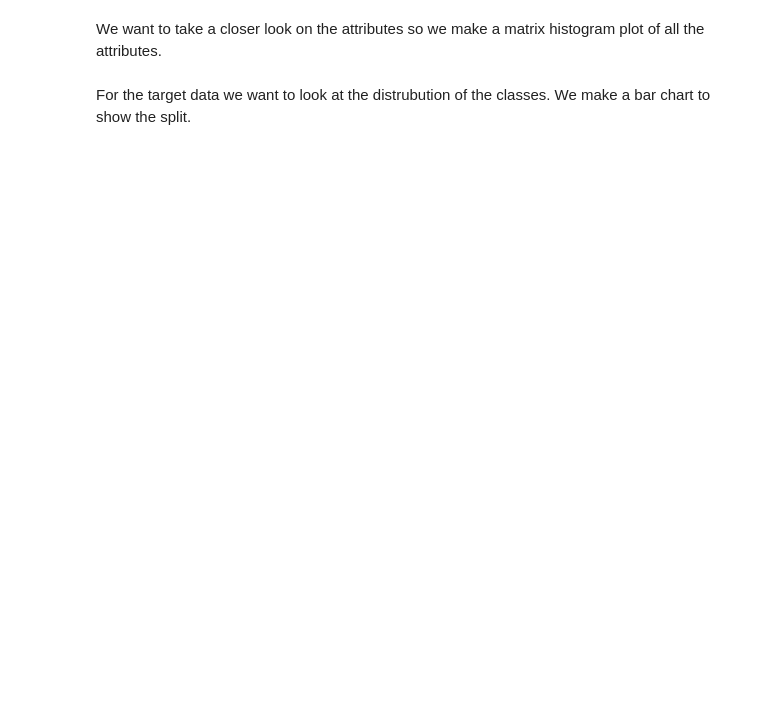
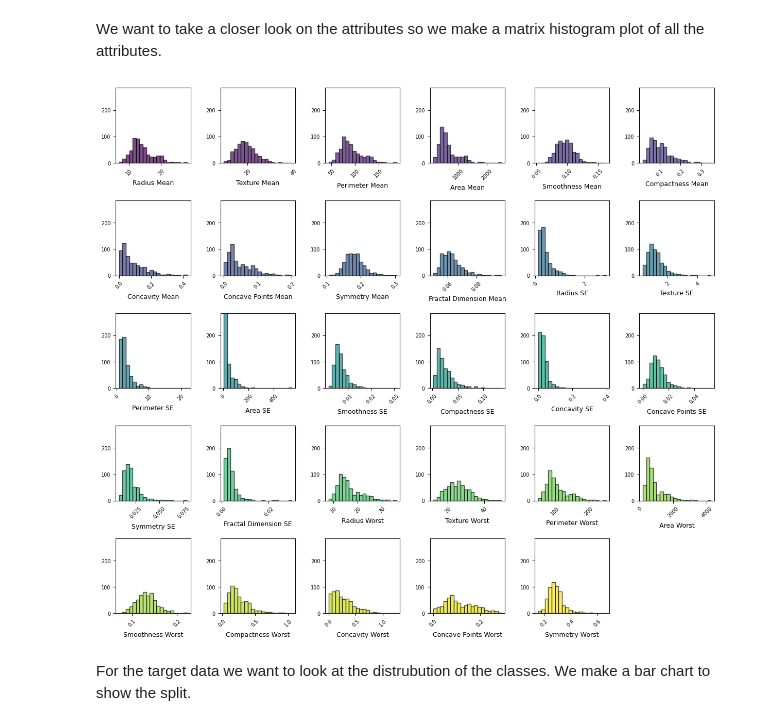
Before and after one commit to cdcolberg/02450_Group101, a Jupyter notebook: main.ipynb, the cells around one changed output. Cells and saved outputs as stored; diff of their text form; code cells hidden in the pictures; blank space fills up the shorter version.

```diff
--- a/main.ipynb
+++ b/main.ipynb
@@ -82,22 +109,29 @@ for i, attribute in enumerate(attributeNames):
 # %% [markdown]
 We want to take a closer look on the attributes so we make a matrix histogram plot of all the attributes.
 # %%
+
 u = int(np.floor(np.sqrt(M)))
 v = int(np.ceil(M / u))
 
-# Use a colormap to assign different colors as we are dealing with 29 attributes
+# Use a colormap to assign different colors to the histograms
 colors = cm.viridis(np.linspace(0, 1, M))  # Generates M unique colors
+
+plt.figure(figsize=(15, 12))
 
 for i in range(M):
     plt.subplot(u, v, i + 1)
-    plt.hist(X[:, i], color=colors[i], edgecolor="black", alpha=0.7)  # Use different colors
-    plt.xlabel(attributeNames[i], fontsize=8)
-    plt.xticks(fontsize=7)
+    plt.hist(X[:, i], bins=20, color=colors[i], edgecolor="black", alpha=0.7)  # Adjust bin size
+    plt.xlabel(attributeNames[i], fontsize=9, labelpad=5)
+    plt.xticks(fontsize=7, rotation=45)  # Rotate labels for readability
     plt.yticks(fontsize=7)
-    plt.ylim(0, N / 2)  # Limit y-axis
+    plt.ylim(0, N / 2)  # Limit y-axis for consistency
 
-plt.tight_layout()  # Adjust layout to prevent overlap
+# Adjust layout to prevent overlap
+plt.subplots_adjust(hspace=0.5, wspace=0.4, bottom=0.1, top=0.95)
+
 plt.show()
+# %% [output]
+[figure, added]
 # %% [markdown]
 For the target data we want to look at the distrubution of the classes. We make a bar chart to show the split.
 # %%
```
Also changed, not shown: parts of 19 cells of this notebook.
